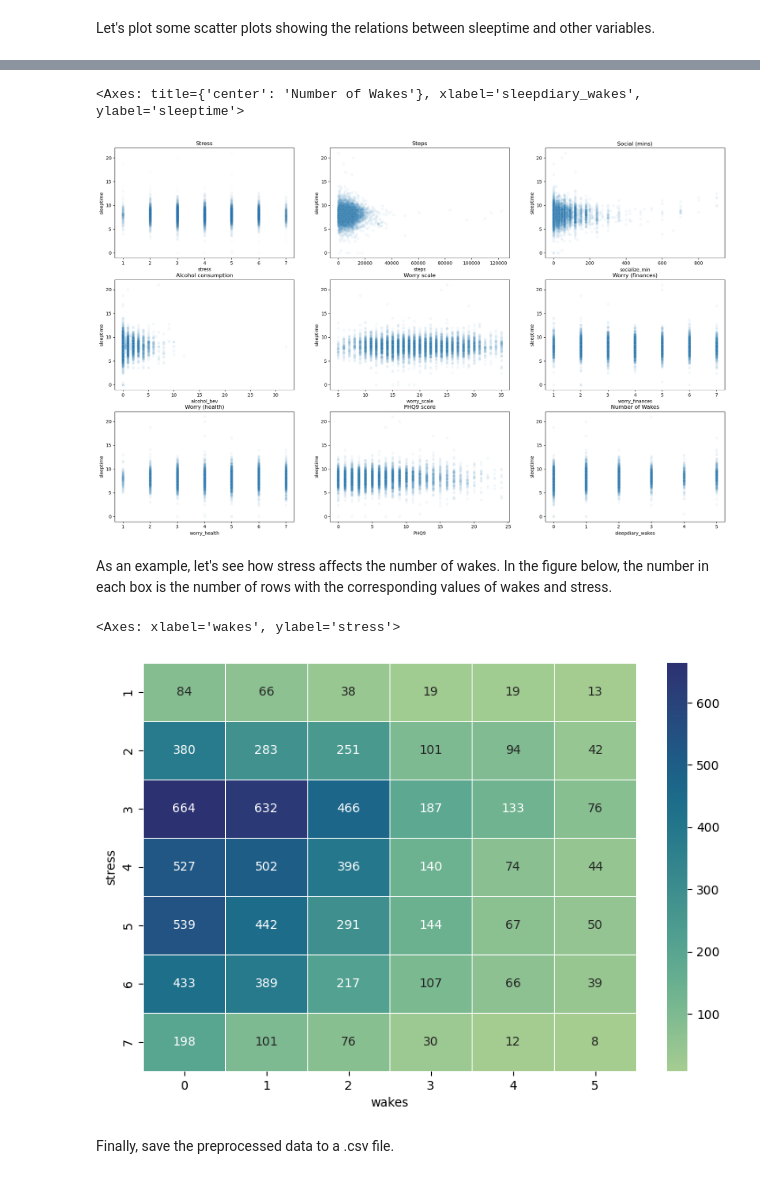
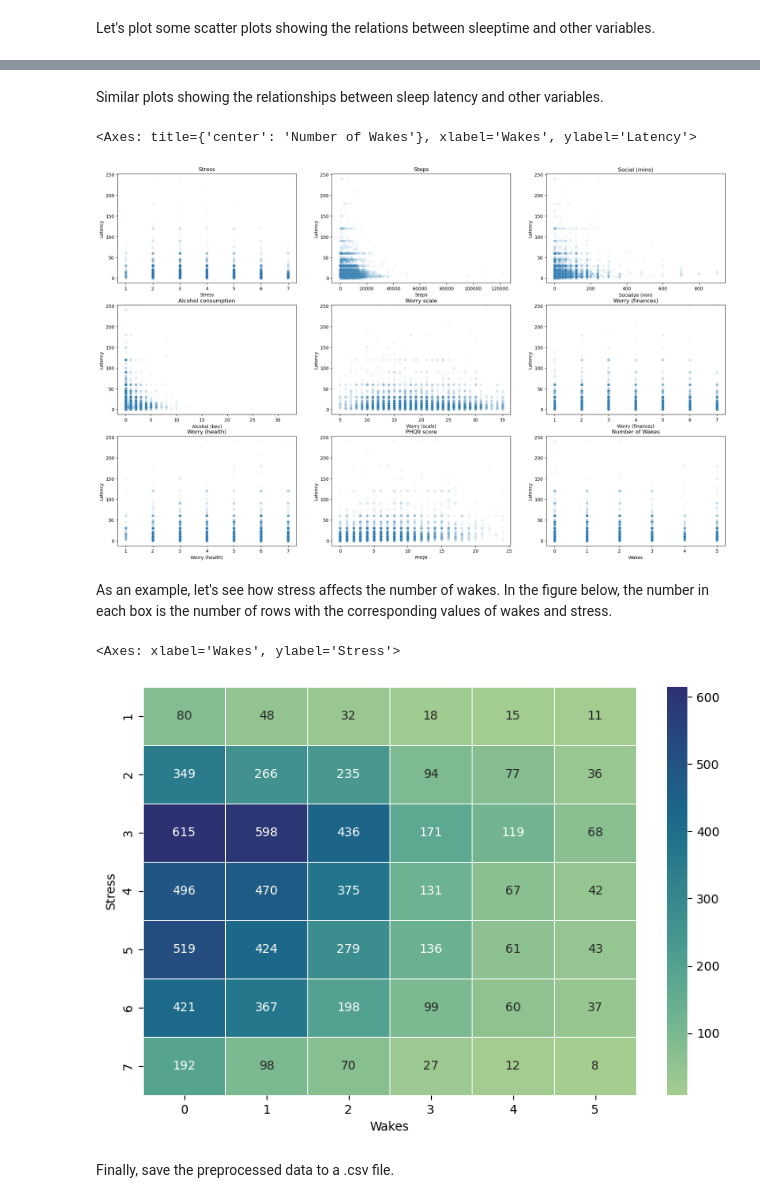
Before and after one commit to heksaani/DataScienceProject, a Jupyter notebook: covid19_dataset/eda_covid19_dataset.ipynb, the cells around one changed output, grey strips where cells are left out. Saved outputs shown, nothing was run; the diff lists cells and outputs as text; code cells hidden in the pictures.

```diff
--- a/covid19_dataset/eda_covid19_dataset.ipynb
+++ b/covid19_dataset/eda_covid19_dataset.ipynb
@@ -24 +36,16 @@ df = df[column_names]
+# %%
+# Choose which columns to pick from the dataset
+column_names = ['sleepdiary_fallasleep', 'sleepdiary_waketime', 'steps', 'socialize_min', 'leave_house', 'people_contact',
+                'alcohol_bev', 'exercise', 'stress', 'worry_scale', 'worry_finances', 'worry_health', 'PHQ9', 'PANAS_NA',
+                'PANAS_PA', 'isolation', 'covid_status', 'sleepdiary_sleeplatency', 'sleepdiary_wakes']
+
+df = df[column_names]
+
+# Rename columns
+df = df.rename(columns = {'steps': 'Steps', 'socialize_min': 'Socialize (min)', 'leave_house': 'Leave house',
+                          'people_contact': 'People contact', 'alcohol_bev': 'Alcohol (bev)', 'exercise': 'Exercise',
+                          'stress': 'Stress', 'worry_scale': 'Worry (scale)', 'worry_finances': 'Worry (finances)',
+                          'worry_health': 'Worry (health)', 'PANAS_NA': 'PANAS (NA)', 'PANAS_PA': 'PANAS (PA)',
+                          'isolation': 'Isolation', 'covid_status': 'Covid-19', 'sleepdiary_wakes': 'Wakes',
+                          'sleepdiary_sleeplatency': 'Latency'})
 # %% [markdown]
@@ -58,9 +102,9 @@ df = df.drop(['sleepdiary_fallasleep', 'sleepdiary_waketime'], axis = 1)
 We also only keep rows with negative Covid status and drop all rows containing NaNs.
 # %%
 # Choose only rows with negative covid status
-df = df[df['covid_status'] == 0]
+df = df[df['Covid-19'] == 0]
 # Drop unecessary column
-df = df.drop(['covid_status'], axis = 1)
+df = df.drop(['Covid-19'], axis = 1)
 # Drop rows containing NaNs
 df = df.dropna()
 df.describe()
@@ -158,66 +246,68 @@ Let's plot some scatter plots showing the relations between sleeptime and other
+# %% [markdown]
+Similar plots showing the relationships between sleep latency and other variables.
 # %%
 plt.figure(figsize = (24, 20))
 
 rows = 4
 columns = 3
 
 plt.subplot(rows, columns, 1)
 plt.gca().set_title('Stress')
-sns.scatterplot(x = df['stress'], y = df['sleeptime'], alpha = 0.02)
+sns.scatterplot(x = df['Stress'], y = df['Latency'], alpha = 0.02)
 
 plt.subplot(rows, columns, 2)
 plt.gca().set_title('Steps')
-sns.scatterplot(x = df['steps'], y = df['sleeptime'], alpha = 0.05)
+sns.scatterplot(x = df['Steps'], y = df['Latency'], alpha = 0.05)
 
 plt.subplot(rows, columns, 3)
 plt.gca().set_title('Social (mins)')
-sns.scatterplot(x = df['socialize_min'], y = df['sleeptime'], alpha = 0.05)
+sns.scatterplot(x = df['Socialize (min)'], y = df['Latency'], alpha = 0.05)
 
 plt.subplot(rows, columns, 4)
 plt.gca().set_title('Alcohol consumption')
-sns.scatterplot(x = df['alcohol_bev'], y = df['sleeptime'], alpha = 0.05)
+sns.scatterplot(x = df['Alcohol (bev)'], y = df['Latency'], alpha = 0.05)
 
 plt.subplot(rows, columns, 5)
 plt.gca().set_title('Worry scale')
-sns.scatterplot(x = df['worry_scale'], y = df['sleeptime'], alpha = 0.05)
+sns.scatterplot(x = df['Worry (scale)'], y = df['Latency'], alpha = 0.05)
 
 plt.subplot(rows, columns, 6)
 plt.gca().set_title('Worry (finances)')
-sns.scatterplot(x = df['worry_finances'], y = df['sleeptime'], alpha = 0.05)
+sns.scatterplot(x = df['Worry (finances)'], y = df['Latency'], alpha = 0.05)
 
 plt.subplot(rows, columns, 7)
 plt.gca().set_title('Worry (health)')
-sns.scatterplot(x = df['worry_health'], y = df['sleeptime'], alpha = 0.05)
+sns.scatterplot(x = df['Worry (health)'], y = df['Latency'], alpha = 0.05)
 
 plt.subplot(rows, columns, 8)
 plt.gca().set_title('PHQ9 score')
-sns.scatterplot(x = df['PHQ9'], y = df['sleeptime'], alpha = 0.05)
+sns.scatterplot(x = df['PHQ9'], y = df['Latency'], alpha = 0.05)
 
 plt.subplot(rows, columns, 9)
 plt.gca().set_title('Number of Wakes')
-sns.scatterplot(x = df['sleepdiary_wakes'], y = df['sleeptime'], alpha = 0.05)
+sns.scatterplot(x = df['Wakes'], y = df['Latency'], alpha = 0.05)
 # %% [output]
-<Axes: title={'center': 'Number of Wakes'}, xlabel='sleepdiary_wakes', ylabel='sleeptime'>
+<Axes: title={'center': 'Number of Wakes'}, xlabel='Wakes', ylabel='Latency'>
-[figure, old version]
+[figure, new version]
 # %% [markdown]
 As an example, let's see how stress affects the number of wakes. In the figure below, the number in each box is the number of rows with the corresponding values of wakes and stress.
 # %%
 counts_array = []
 
 for stress_level in [1, 2, 3, 4, 5, 6, 7]:
-    counts = df[df['stress'] == stress_level]['sleepdiary_wakes'].value_counts().tolist()
+    counts = df[df['Stress'] == stress_level]['Wakes'].value_counts().tolist()
     counts_array.append(counts)
 
 df_tmp = pd.DataFrame(counts_array, columns = ['0', '1', '2', '3', '4', '5'])
 df_tmp.index = np.arange(1, len(df_tmp) + 1)
-df_tmp = df_tmp.rename_axis('stress')
-df_tmp = df_tmp.rename_axis('wakes', axis = 1)
+df_tmp = df_tmp.rename_axis('Stress')
+df_tmp = df_tmp.rename_axis('Wakes', axis = 1)
 
 f, ax = plt.subplots(figsize = (9, 6))
 sns.heatmap(df_tmp, annot = True, fmt = "d", linewidths = 0.5, ax = ax, cmap = 'crest')
 # %% [output]
-<Axes: xlabel='wakes', ylabel='stress'>
+<Axes: xlabel='Wakes', ylabel='Stress'>
-[figure, old version]
+[figure, new version]
 # %% [markdown]
 Finally, save the preprocessed data to a .csv file.
 # %%
```
Also changed, not shown: parts of 9 cells of this notebook, 1 other file.
